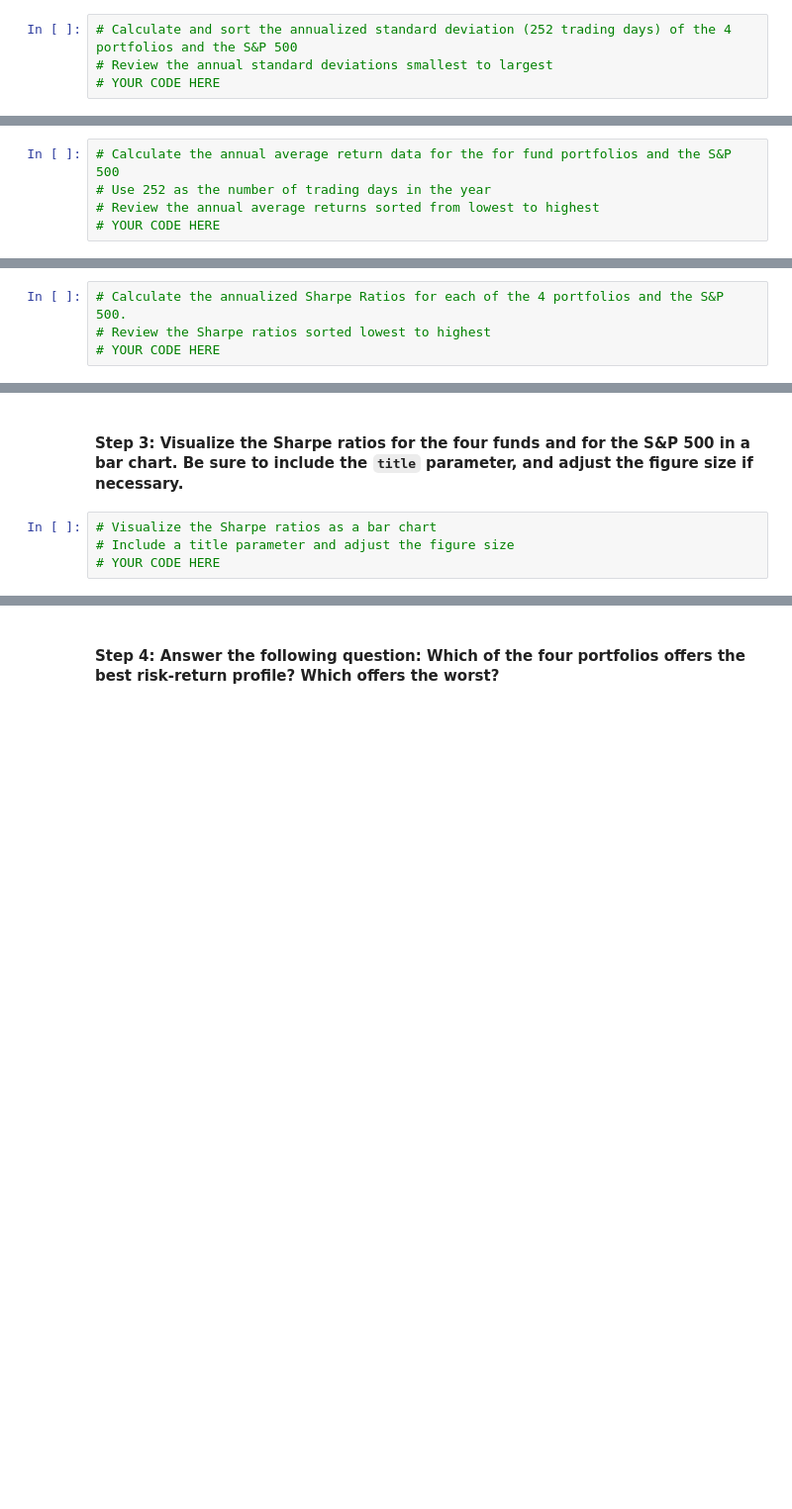
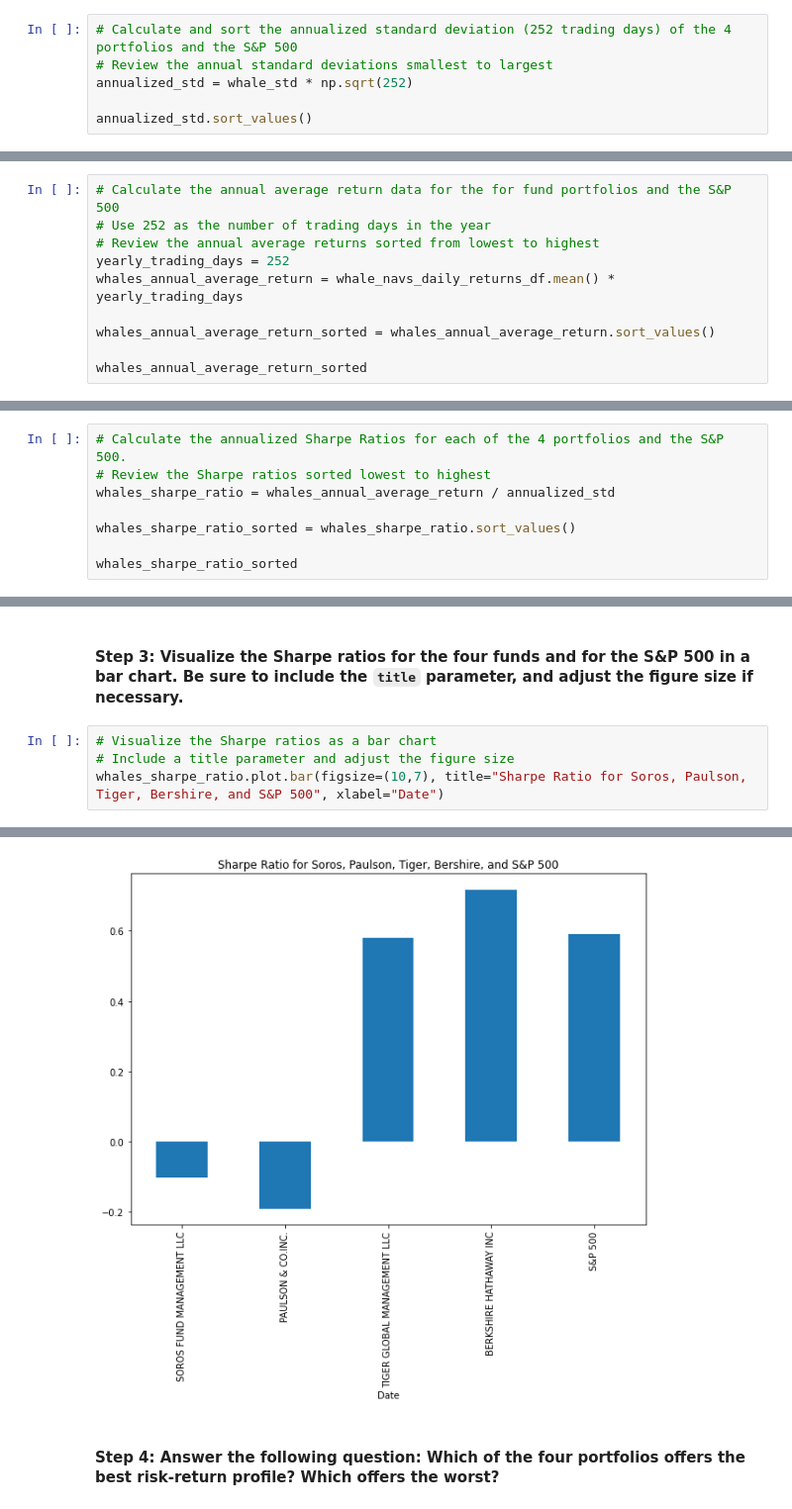
Before and after one commit to medina4595/Analyzing_risk_return, a Jupyter notebook: Starter_Code/risk_return_analysis.ipynb, the cells around one changed output, grey strips where cells are left out. Shown at 99% size. Saved outputs shown, nothing was run; the diff lists cells and outputs as text; blank space fills up the shorter version.

```diff
--- a/Starter_Code/risk_return_analysis.ipynb
+++ b/Starter_Code/risk_return_analysis.ipynb
@@ -254,4 +254,6 @@ dtype: float64
 # %%
 # Calculate and sort the annualized standard deviation (252 trading days) of the 4 portfolios and the S&P 500
 # Review the annual standard deviations smallest to largest
-# YOUR CODE HERE
+annualized_std = whale_std * np.sqrt(252)
+
+annualized_std.sort_values()
@@ -300,4 +309,9 @@ To determine the overall risk of an asset or portfolio, quantitative analysts an
 # Calculate the annual average return data for the for fund portfolios and the S&P 500
 # Use 252 as the number of trading days in the year
 # Review the annual average returns sorted from lowest to highest
-# YOUR CODE HERE
+yearly_trading_days = 252
+whales_annual_average_return = whale_navs_daily_returns_df.mean() * yearly_trading_days
+
+whales_annual_average_return_sorted = whales_annual_average_return.sort_values()
+
+whales_annual_average_return_sorted
@@ -306,4 +327,8 @@ To determine the overall risk of an asset or portfolio, quantitative analysts an
 # %%
 # Calculate the annualized Sharpe Ratios for each of the 4 portfolios and the S&P 500.
 # Review the Sharpe ratios sorted lowest to highest
-# YOUR CODE HERE
+whales_sharpe_ratio = whales_annual_average_return / annualized_std
+
+whales_sharpe_ratio_sorted = whales_sharpe_ratio.sort_values()
+
+whales_sharpe_ratio_sorted
@@ -312,4 +344,5 @@ To determine the overall risk of an asset or portfolio, quantitative analysts an
 # %%
 # Visualize the Sharpe ratios as a bar chart
 # Include a title parameter and adjust the figure size
-# YOUR CODE HERE
+whales_sharpe_ratio.plot.bar(figsize=(10,7), title="Sharpe Ratio for Soros, Paulson, Tiger, Bershire, and S&P 500", xlabel="Date")
+# %% [output]
@@ -316,3 +350,4 @@ To determine the overall risk of an asset or portfolio, quantitative analysts an
+[figure, added]
 # %% [markdown]
 #### Step 4: Answer the following question: Which of the four portfolios offers the best risk-return profile? Which offers the worst?
 # %% [markdown]
```
Also changed, not shown: parts of 24 cells of this notebook.
